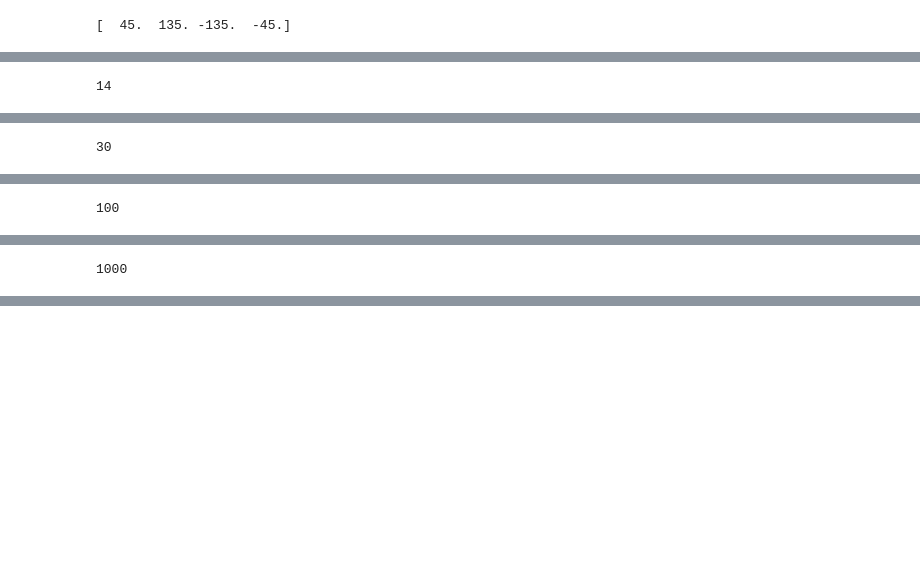
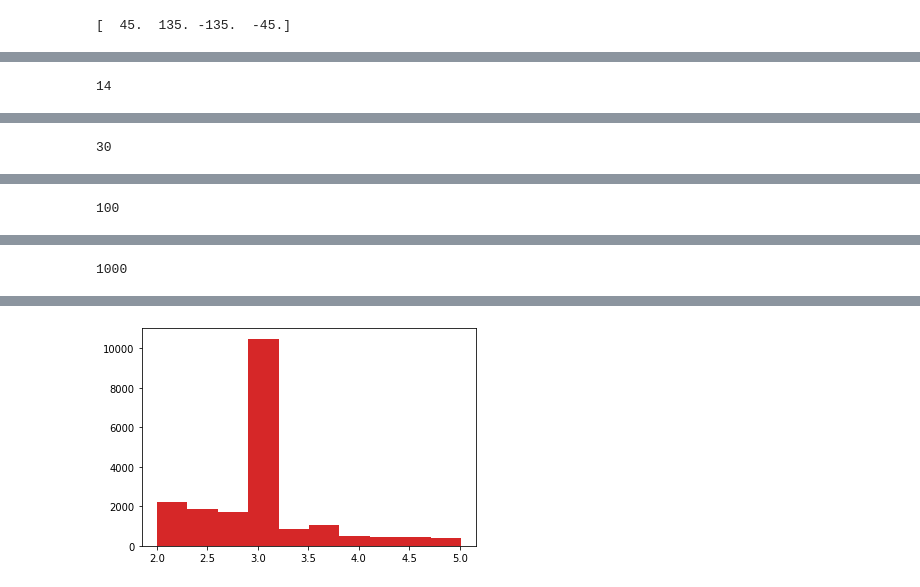
Before and after one commit to fisicadeparticulas/20210915_procesamientodearchivoslhe-Tzitlalli, a Jupyter notebook: Ejemplo2_GC&HM.ipynb, the cells around one changed output, grey strips where cells are left out. Drawn from its saved outputs; the diff is of its cells as text; code cells hidden in the pictures; blank space fills up the shorter version.

```diff
--- a/Ejemplo2_GC&HM.ipynb
+++ b/Ejemplo2_GC&HM.ipynb
@@ -149,18 +173,20 @@ fig_0.show()
 # %%
 bins=([14,30,100,1000])
 for i in range(len(bins)):
   print(bins[i])
   fig_1=px.histogram(eta,x=eta[0],nbins=bins[i])
   fig_1.update_layout(title=r"$\text{Distribución de} \ \eta, \ \text{%d bins}$" %bins[i],
                       xaxis_title=r"$\eta$",
                       yaxis_title="Eventos")
   fig_1.show()
+  plt.hist(m)
 # %% [output]
 14
 [interactive output not drawn]
 30
 [interactive output not drawn]
 100
 [interactive output not drawn]
 1000
 [interactive output not drawn]
+[figure, added]
```
Also changed, not shown: parts of 3 cells of this notebook.
